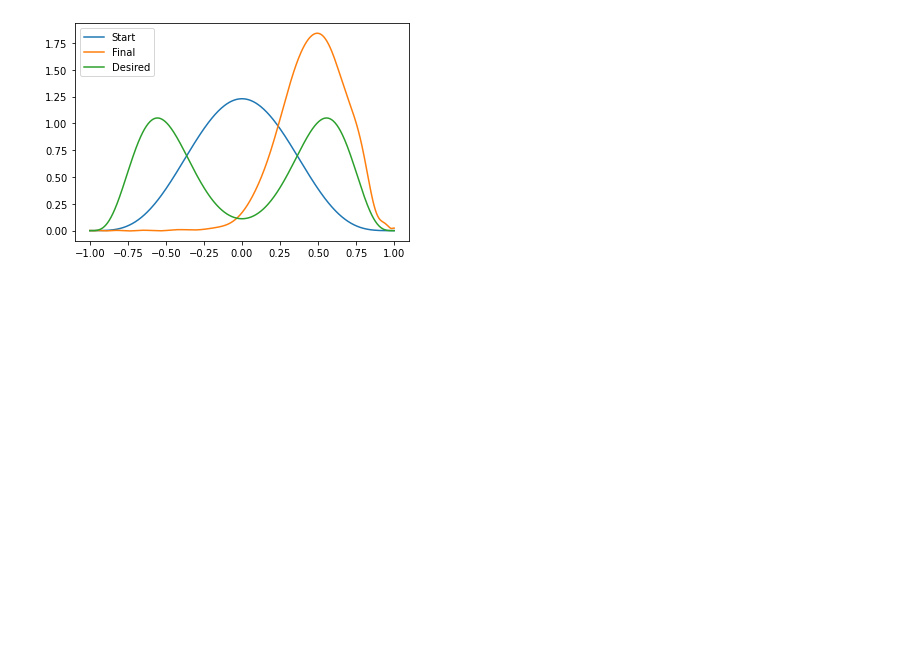
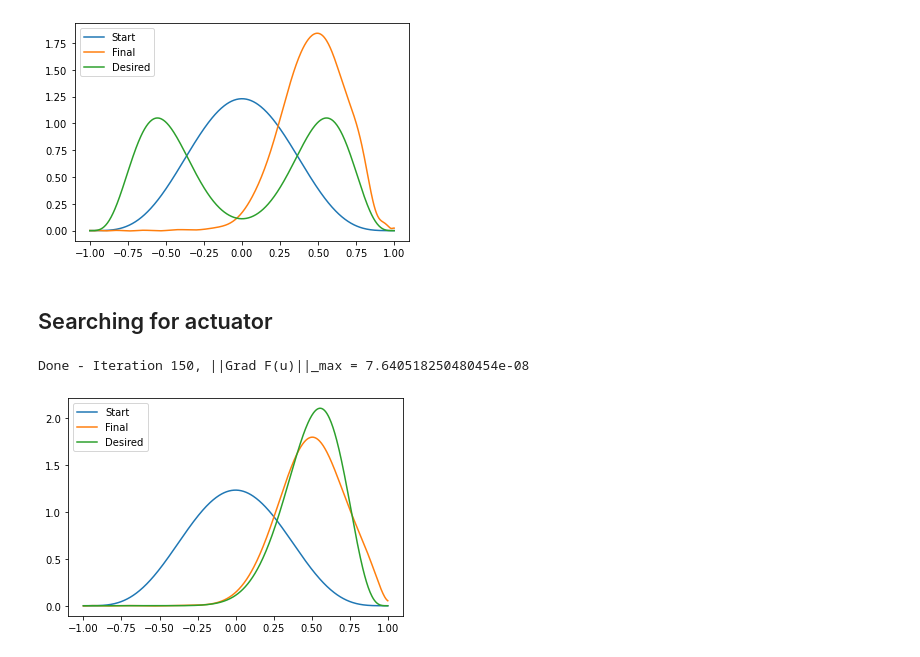
Before and after one commit to lucasmoschen/spectral-fp-opt-control, a Jupyter notebook: notebooks/optimal-control-fp-equation.ipynb, the cells around one changed output. Saved outputs shown, nothing was run; the diff lists cells and outputs as text; code cells hidden in the pictures; blank space fills up the shorter version.

```diff
--- a/notebooks/optimal-control-fp-equation.ipynb
+++ b/notebooks/optimal-control-fp-equation.ipynb
@@ -454,3 +453,37 @@ plt.legend()
 plt.show()
 # %% [output]
 [figure]
+# %% [markdown]
+## Searching for actuator
+# %%
+c_func = lambda x: 2*x
+interval = [-1.0, 1.0]
+p_0 = lambda x: 0.5*beta(5,5).pdf(x/2+1/2)
+p_Q = lambda x: 0.5*beta(15,5).pdf(x/2+1/2)
+parameters = {'v': 0.1, 'T': 10.0, 'p_0': p_0, 'p_Q': p_Q, 'p_Omega': p_Q, 'interval': interval,
+              'gamma': 0.1, 'beta': 0.0, 'alpha_Q': 0.0, 'alpha_Omega': 1.0}
+
+FP_equation = ControlFPequation(c_func, parameters)
+
+N_t = 1000
+N_x = 500
+
+u0 = np.zeros(N_t+1)
+u1 = 0.1*np.sin(np.pi*np.linspace(0,10,N_t+1))
+
+cost, rho_vec, p_vec, control = FP_equation.solve_problem(tol=1e-8, k_max=150, n_f=15, N_t=N_t,
+                                                          u0=u0, u1=u1, lim1=-0.9, lim2=0.9,
+                                                          method='gradient')
+rho, p = FP_equation.discretise_space_time(rho_vec, p_vec, n_f=15, N_x=N_x)
+# %% [output]
+Done - Iteration 150, ||Grad F(u)||_max = 7.640518250480454e-08
+# %%
+x = np.linspace(-1,1,501)
+plt.plot(x, rho[0,:], label='Start')
+plt.plot(x, rho[-1,:], label='Final')
+plt.plot(x, FP_equation.pOmega(x), label='Desired')
+#plt.plot(x, p_infty(x), label='Steady')
+plt.legend()
+plt.show()
+# %% [output]
+[figure, added]
```
Also changed, not shown: parts of 9 cells of this notebook.
